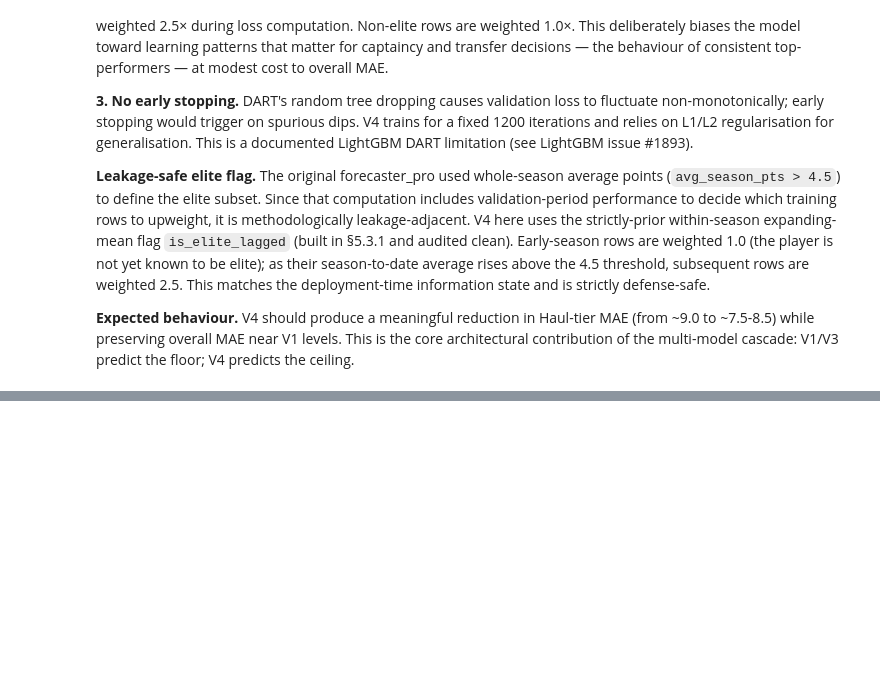
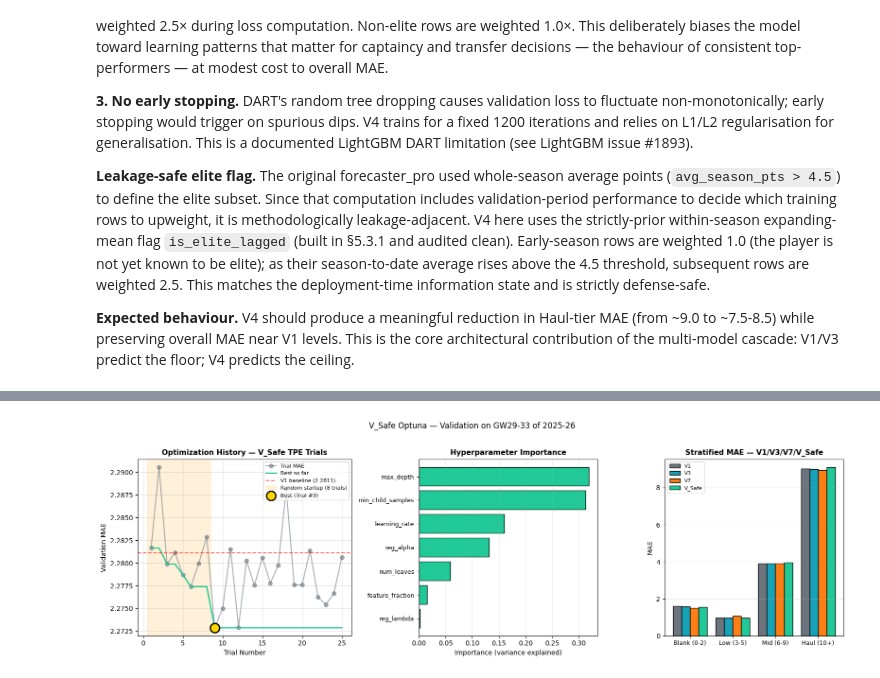
Before and after one commit to sophiedelrey/fpl_pipeline, a Jupyter notebook: forecasting_and_backtest.ipynb, the cells around one changed output, grey strips where cells are left out. Saved outputs shown, nothing was run; the diff lists cells and outputs as text; code cells hidden in the pictures; blank space fills up the shorter version.

```diff
--- a/forecasting_and_backtest.ipynb
+++ b/forecasting_and_backtest.ipynb
@@ -4326,0 +5442,92 @@ log.info("─" * 60)
+# %%
+# 5.7.5 — Optuna Optimization Diagnostics
+# Three panels: Optimization history / Hyperparameter importance / Best trials comparison
+
+fig = plt.figure(figsize=(16, 5))
+gs  = gridspec.GridSpec(1, 3, figure=fig, width_ratios=[1.2, 1, 1])
+
+# ── Panel 1: Optimization history (trial value over time) ──────────────────
+ax1 = fig.add_subplot(gs[0, 0])
+_trial_values = [t.value for t in study_safe.trials]
+_trial_nums = list(range(1, len(_trial_values) + 1))
+
+# Cumulative best
+_cum_best = []
+_cur_best = float("inf")
+for v in _trial_values:
+    if v < _cur_best:
+        _cur_best = v
+    _cum_best.append(_cur_best)
+
+ax1.plot(_trial_nums, _trial_values, "o-", color="#6c757d",
+         markersize=6, alpha=0.6, label="Trial MAE")
+ax1.plot(_trial_nums, _cum_best, "-", color="#20c997",
+         linewidth=2, label="Best so far")
+ax1.axhline(y=v1_mae, color="red", linestyle="--", alpha=0.6,
+            label=f"V1 baseline ({v1_mae:.4f})")
+ax1.axvspan(0.5, 8.5, alpha=0.15, color="orange", label="Random startup (8 trials)")
+ax1.scatter([study_safe.best_trial.number + 1], [study_safe.best_value],
+            s=200, color="gold", edgecolor="black", linewidth=2,
+            zorder=10, label=f"Best (Trial #{study_safe.best_trial.number + 1})")
+ax1.set_xlabel("Trial Number")
+ax1.set_ylabel("Validation MAE")
+ax1.set_title("Optimization History — V_Safe TPE Trials",
+              fontsize=11, fontweight="bold")
+ax1.legend(fontsize=8, loc="upper right")
+ax1.grid(alpha=0.3)
+
+# ── Panel 2: Hyperparameter importance ─────────────────────────────────────
+ax2 = fig.add_subplot(gs[0, 1])
+try:
+    _param_importance = optuna.importance.get_param_importances(study_safe)
+    _names    = list(_param_importance.keys())
+    _values   = list(_param_importance.values())
+    _y_pos    = np.arange(len(_names))
+    ax2.barh(_y_pos, _values, color="#20c997", edgecolor="black")
+    ax2.set_yticks(_y_pos)
+    ax2.set_yticklabels(_names, fontsize=9)
+    ax2.set_xlabel("Importance (variance explained)")
+    ax2.set_title("Hyperparameter Importance",
+                  fontsize=11, fontweight="bold")
+    ax2.grid(axis="x", alpha=0.3)
+    ax2.invert_yaxis()
+except Exception as e:
+    ax2.text(0.5, 0.5, f"Importance calc failed:\n{e}",
+             ha="center", va="center", fontsize=9, transform=ax2.transAxes)
+
+# ── Panel 3: Stratified MAE comparison V1/V3/V7/V_Safe ────────────────────
+ax3 = fig.add_subplot(gs[0, 2])
+_tier_names = list(safe_strat.keys())
+_v1_maes   = [v1_strat[t]["mae"]   for t in _tier_names]
+_v3_maes   = [v3_strat[t]["mae"]   for t in _tier_names]
+_v7_maes   = [v7_strat[t]["mae"]   for t in _tier_names]
+_safe_maes = [safe_strat[t]["mae"] for t in _tier_names]
+_x = np.arange(len(_tier_names))
+_w = 0.20
+ax3.bar(_x - 1.5*_w, _v1_maes,   _w, label="V1",     color="#6c757d", edgecolor="black")
+ax3.bar(_x - 0.5*_w, _v3_maes,   _w, label="V3",     color="#17a2b8", edgecolor="black")
+ax3.bar(_x + 0.5*_w, _v7_maes,   _w, label="V7",     color="#fd7e14", edgecolor="black")
+ax3.bar(_x + 1.5*_w, _safe_maes, _w, label="V_Safe", color="#20c997", edgecolor="black")
+ax3.set_xticks(_x)
+ax3.set_xticklabels(_tier_names, fontsize=9)
+ax3.set_ylabel("MAE")
+ax3.set_title("Stratified MAE — V1/V3/V7/V_Safe",
+              fontsize=11, fontweight="bold")
+ax3.legend(fontsize=8)
+ax3.grid(axis="y", alpha=0.3)
+
+plt.suptitle(
+    f"V_Safe Optuna — Validation on GW{VAL_START_GW}-{VAL_END_GW} "
+    f"of {CURRENT_SEASON}",
+    fontsize=12, y=1.02,
+)
+plt.tight_layout()
+
+_fig_path_safe = FIGURES_DIR / "v_safe_diagnostics.png"
+plt.savefig(_fig_path_safe, dpi=120, bbox_inches="tight")
+plt.show()
+
+log.info("")
+log.info("V_Safe diagnostic plots saved to %s", _fig_path_safe)
+# %% [output]
+[figure, added]
```
Also changed, not shown: parts of 42 cells of this notebook.
